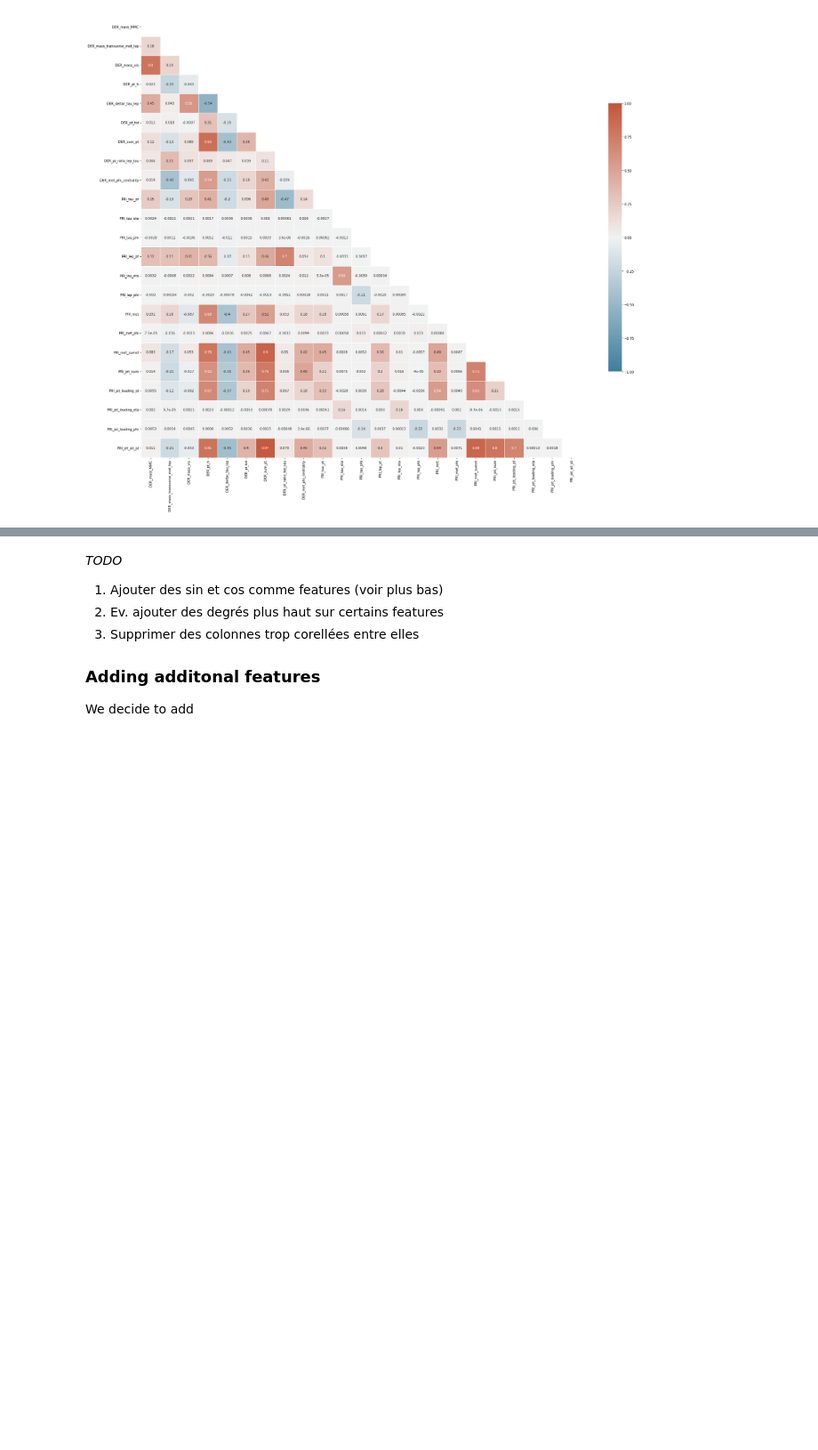
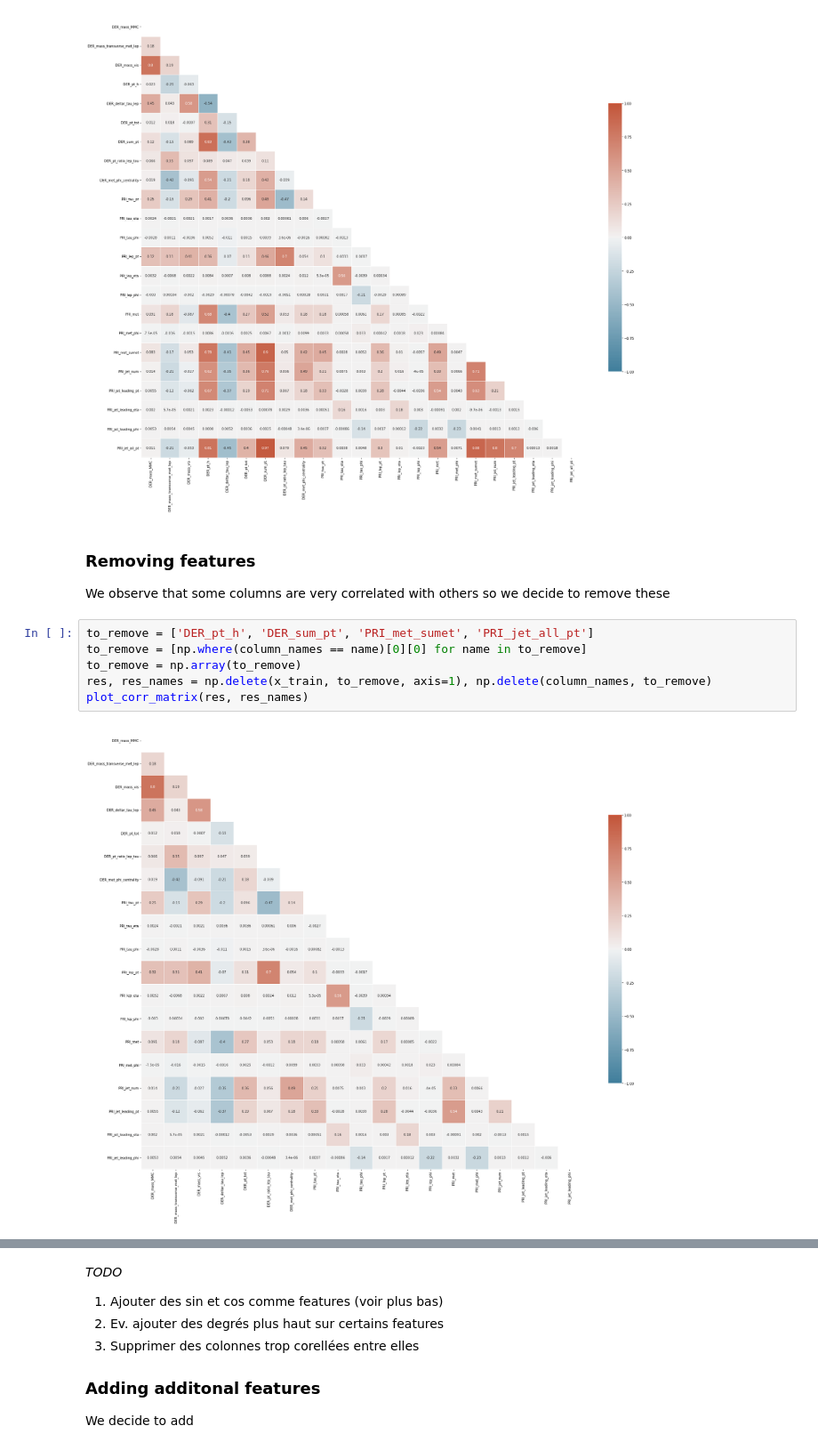
Before and after one commit to lichangling3/ML-Project-1, a Jupyter notebook: src/project1.ipynb, the cells around one changed output, grey strips where cells are left out. Shown at 89% size. Drawn from its saved outputs; the diff is of its cells as text; blank space fills up the shorter version.

```diff
--- a/src/project1.ipynb
+++ b/src/project1.ipynb
@@ -144,3 +144,14 @@ x_train, column_names = handle_invalid(x_train, column_names)
 plot_corr_matrix(x_train, column_names)
 # %% [output]
 [figure]
+# %% [markdown]
+### Removing features
+We observe that some columns are very correlated with others so we decide to remove these
+# %%
+to_remove = ['DER_pt_h', 'DER_sum_pt', 'PRI_met_sumet', 'PRI_jet_all_pt']
+to_remove = [np.where(column_names == name)[0][0] for name in to_remove]
+to_remove = np.array(to_remove)
+res, res_names = np.delete(x_train, to_remove, axis=1), np.delete(column_names, to_remove)
+plot_corr_matrix(res, res_names)
+# %% [output]
+[figure, added]
```
Also changed, not shown: parts of 4 cells of this notebook, 1 other file.
